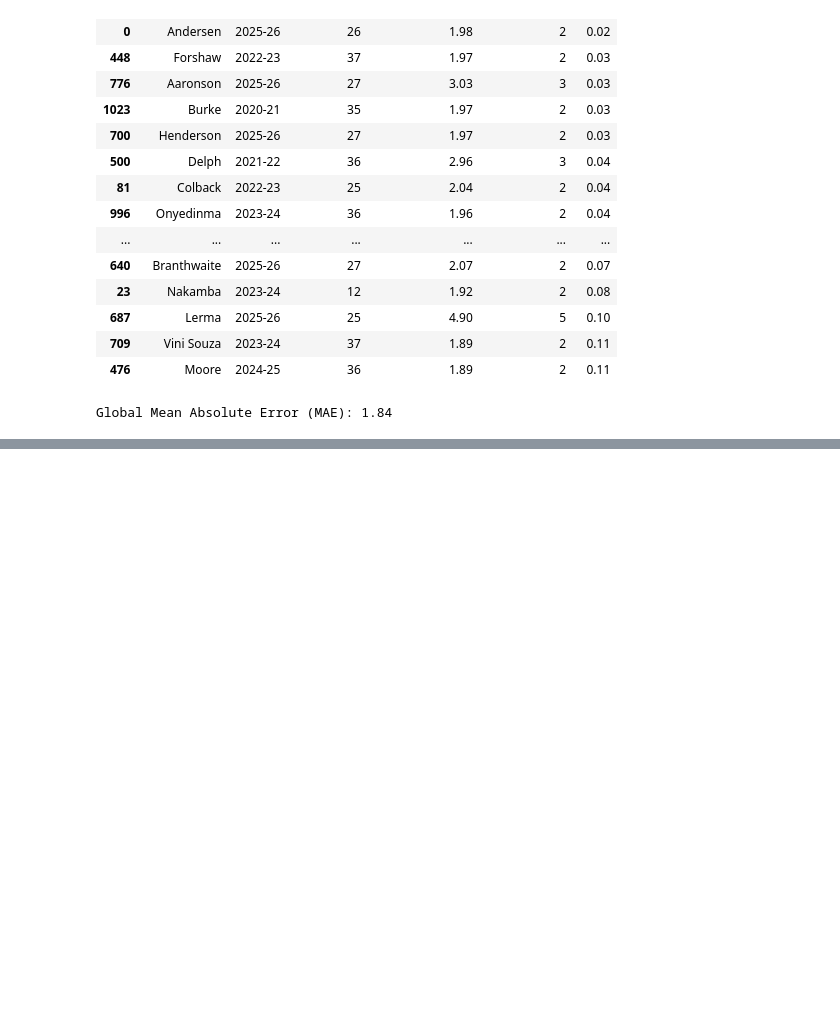
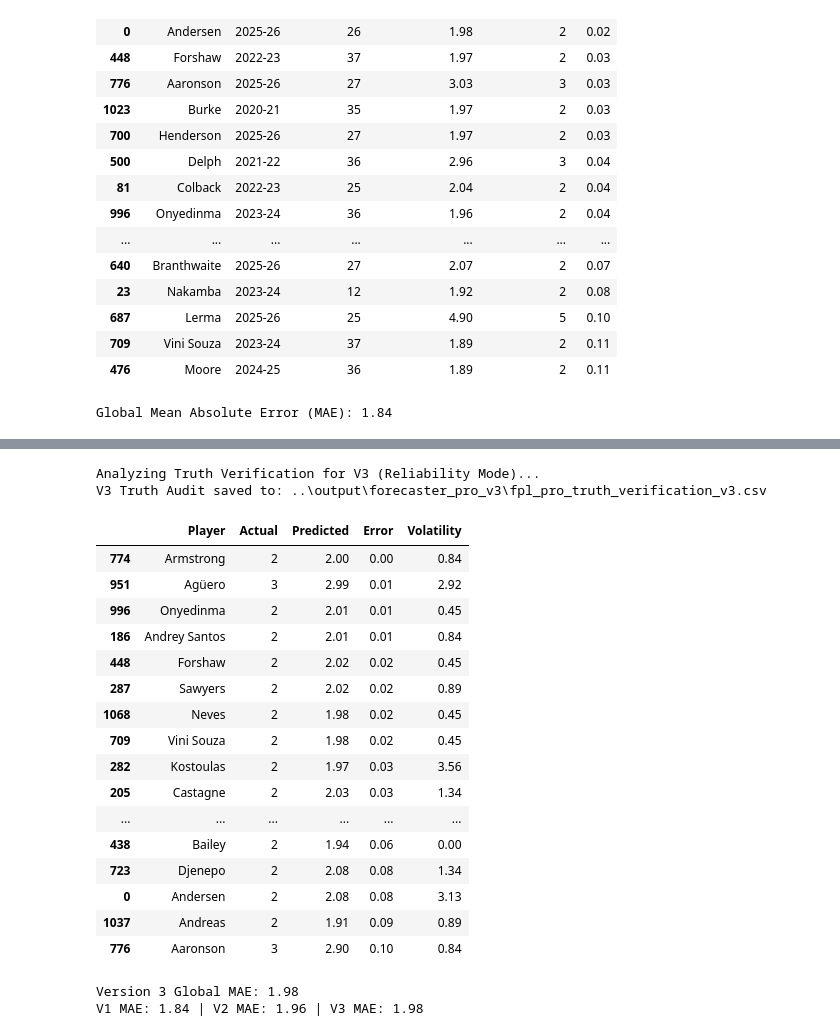
Before and after one commit to sophiedelrey/fpl_pipeline, a Jupyter notebook: models/forecaster_pro.ipynb, the cells around one changed output, grey strips where cells are left out. Drawn from its saved outputs; the diff is of its cells as text; code cells hidden in the pictures; blank space fills up the shorter version.

```diff
--- a/models/forecaster_pro.ipynb
+++ b/models/forecaster_pro.ipynb
@@ -779,0 +1367,80 @@ Global Mean Absolute Error (MAE): 1.84
+# %%
+# 1. SETUP TRUTH VERIFICATION
+truth_v3_path = V3_DIR / 'fpl_pro_truth_verification_v3.csv'
+detailed_v3 = []
+
+print("Analyzing Truth Verification for V3 (Reliability Mode)...")
+
+for pid, group in df_augmented.groupby('Player UUID'):
+    group = group.sort_values(['season', 'Gameweek'])
+
+    if len(group) >= 7:
+        # Use games -7 to -2 as history
+        # Predict the very last game (index -1)
+        history = group.iloc[-7:-1]
+        target_row = group.iloc[-1]
+
+        # Prepare V3 input
+        lags = list(history['Total Points'].values)
+        input_vector = lags + [
+            target_row['Position'],
+            target_row['Next_Opponent_Difficulty'],
+            target_row['Next_Is_Home'],
+            target_row['Rolling_Avg_Minutes_5'],
+            target_row['Points_Volatility_5'],
+            target_row['Min_Stability_5'],
+            target_row['Attacking_Form_3'],
+            target_row['Team_Point_Share']
+        ]
+
+        input_df = pd.DataFrame([input_vector], columns=feature_cols_v3)
+        input_df['position'] = input_df['position'].astype('category')
+
+        # Prediction
+        p_val = max(0, model_v3.predict(input_df)[0])
+        actual = target_row['Total Points']
+
+        detailed_v3.append({
+            'Player': target_row['Web Name'],
+            'Actual': actual,
+            'Predicted': round(float(p_val), 2),
+            'Error': round(abs(p_val - actual), 2),
+            'Volatility': round(target_row['Points_Volatility_5'], 2)
+        })
+
+# 2. SAVE AND DISPLAY
+truth_v3_df = pd.DataFrame(detailed_v3).sort_values(by='Error', ascending=True)
+truth_v3_df.to_csv(truth_v3_path, index=False, encoding='utf-8-sig')
+
+print(f"V3 Truth Audit saved to: {truth_v3_path}")
+display(truth_v3_df.head(20))
+
+# 3. FINAL METRIC COMPARISON
+mae_v3 = truth_v3_df['Error'].mean()
+print(f"\nVersion 3 Global MAE: {mae_v3:.2f}")
+
+# Comparison with previous versions if they exist in memory
+if 'mae_v1' in locals() and 'mae_v2' in locals():
+    print(f"V1 MAE: {mae_v1:.2f} | V2 MAE: {mae_v2:.2f} | V3 MAE: {mae_v3:.2f}")
+# %% [output]
+Analyzing Truth Verification for V3 (Reliability Mode)...
+V3 Truth Audit saved to: ..\output\forecaster_pro_v3\fpl_pro_truth_verification_v3.csv
+|  | Player | Actual | Predicted | Error | Volatility |
+| 774 | Armstrong | 2 | 2.00 | 0.00 | 0.84 |
+| 951 | Agüero | 3 | 2.99 | 0.01 | 2.92 |
+| 996 | Onyedinma | 2 | 2.01 | 0.01 | 0.45 |
+| 186 | Andrey Santos | 2 | 2.01 | 0.01 | 0.84 |
+| 448 | Forshaw | 2 | 2.02 | 0.02 | 0.45 |
+| 287 | Sawyers | 2 | 2.02 | 0.02 | 0.89 |
+| 1068 | Neves | 2 | 1.98 | 0.02 | 0.45 |
+| 709 | Vini Souza | 2 | 1.98 | 0.02 | 0.45 |
+| 282 | Kostoulas | 2 | 1.97 | 0.03 | 3.56 |
+| 205 | Castagne | 2 | 2.03 | 0.03 | 1.34 |
+| ... | ... | ... | ... | ... | ... |
+| 438 | Bailey | 2 | 1.94 | 0.06 | 0.00 |
+| 723 | Djenepo | 2 | 2.08 | 0.08 | 1.34 |
+| 0 | Andersen | 2 | 2.08 | 0.08 | 3.13 |
+| 1037 | Andreas | 2 | 1.91 | 0.09 | 0.89 |
+| 776 | Aaronson | 3 | 2.90 | 0.10 | 0.84 |
+Version 3 Global MAE: 1.98
+V1 MAE: 1.84 | V2 MAE: 1.96 | V3 MAE: 1.98
```
Also changed, not shown: parts of 13 cells of this notebook.
